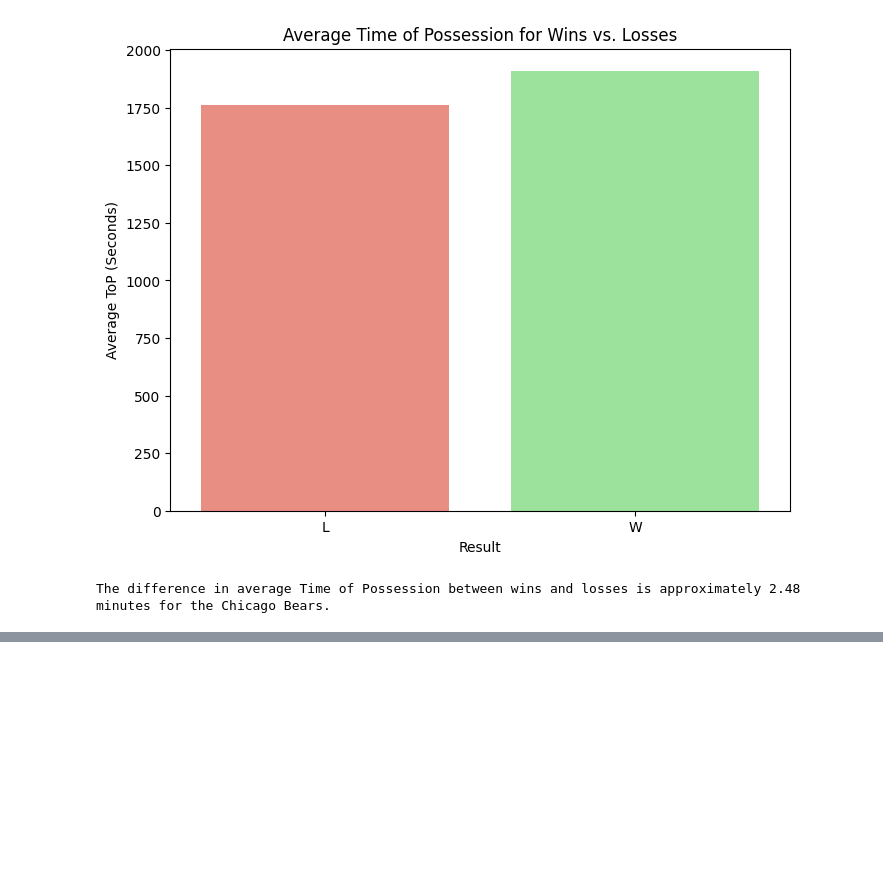
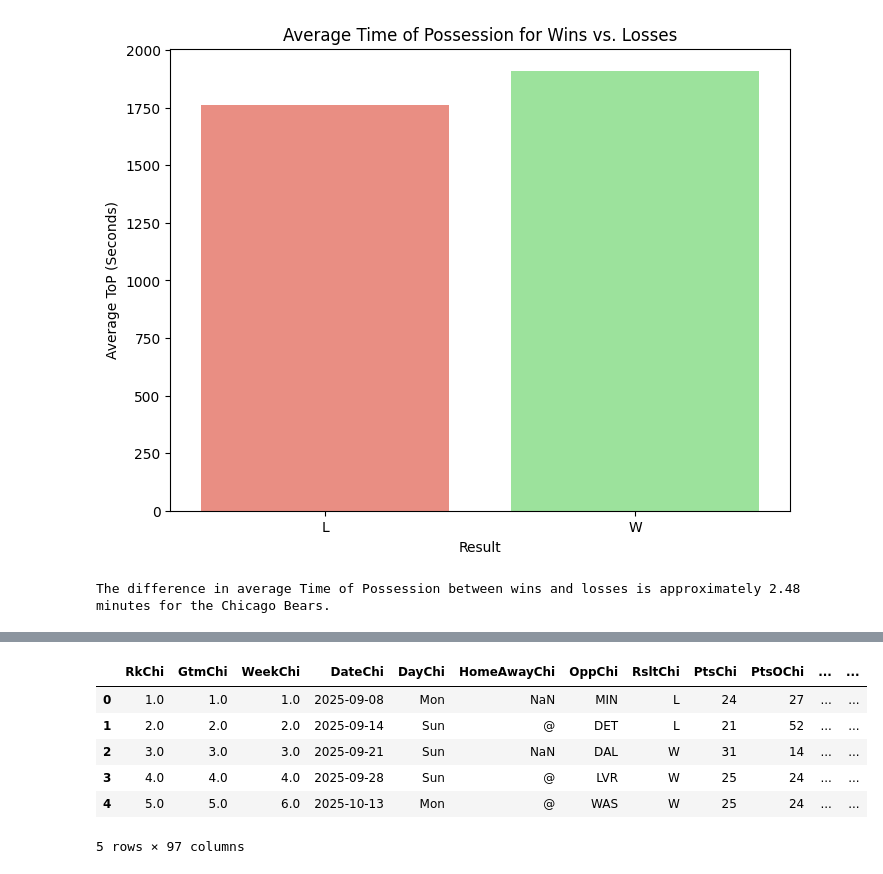
Before and after one commit to patelshri308-commits/DaBears, a Jupyter notebook: cb2025.ipynb, the cells around one changed output, grey strips where cells are left out. Saved outputs shown, nothing was run; the diff lists cells and outputs as text; code cells hidden in the pictures; blank space fills up the shorter version.

```diff
--- a/cb2025.ipynb
+++ b/cb2025.ipynb
@@ -43,0 +146,11 @@ The difference in average Time of Possession between wins and losses is approxim
+# %%
+all_reg_season_outcomes['ToP_Diff'] = all_ToP['ToP_Diff']
+display(all_reg_season_outcomes.head())
+# %% [output]
+|  | RkChi | GtmChi | WeekChi | DateChi | DayChi | HomeAwayChi | OppChi | RsltChi | PtsChi | PtsOChi | ... | ... |
+| 0 | 1.0 | 1.0 | 1.0 | 2025-09-08 | Mon | NaN | MIN | L | 24 | 27 | ... | ... |
+| 1 | 2.0 | 2.0 | 2.0 | 2025-09-14 | Sun | @ | DET | L | 21 | 52 | ... | ... |
+| 2 | 3.0 | 3.0 | 3.0 | 2025-09-21 | Sun | NaN | DAL | W | 31 | 14 | ... | ... |
+| 3 | 4.0 | 4.0 | 4.0 | 2025-09-28 | Sun | @ | LVR | W | 25 | 24 | ... | ... |
+| 4 | 5.0 | 5.0 | 6.0 | 2025-10-13 | Mon | @ | WAS | W | 25 | 24 | ... | ... |
+5 rows × 97 columns
```
Also changed, not shown: parts of 10 cells of this notebook.
